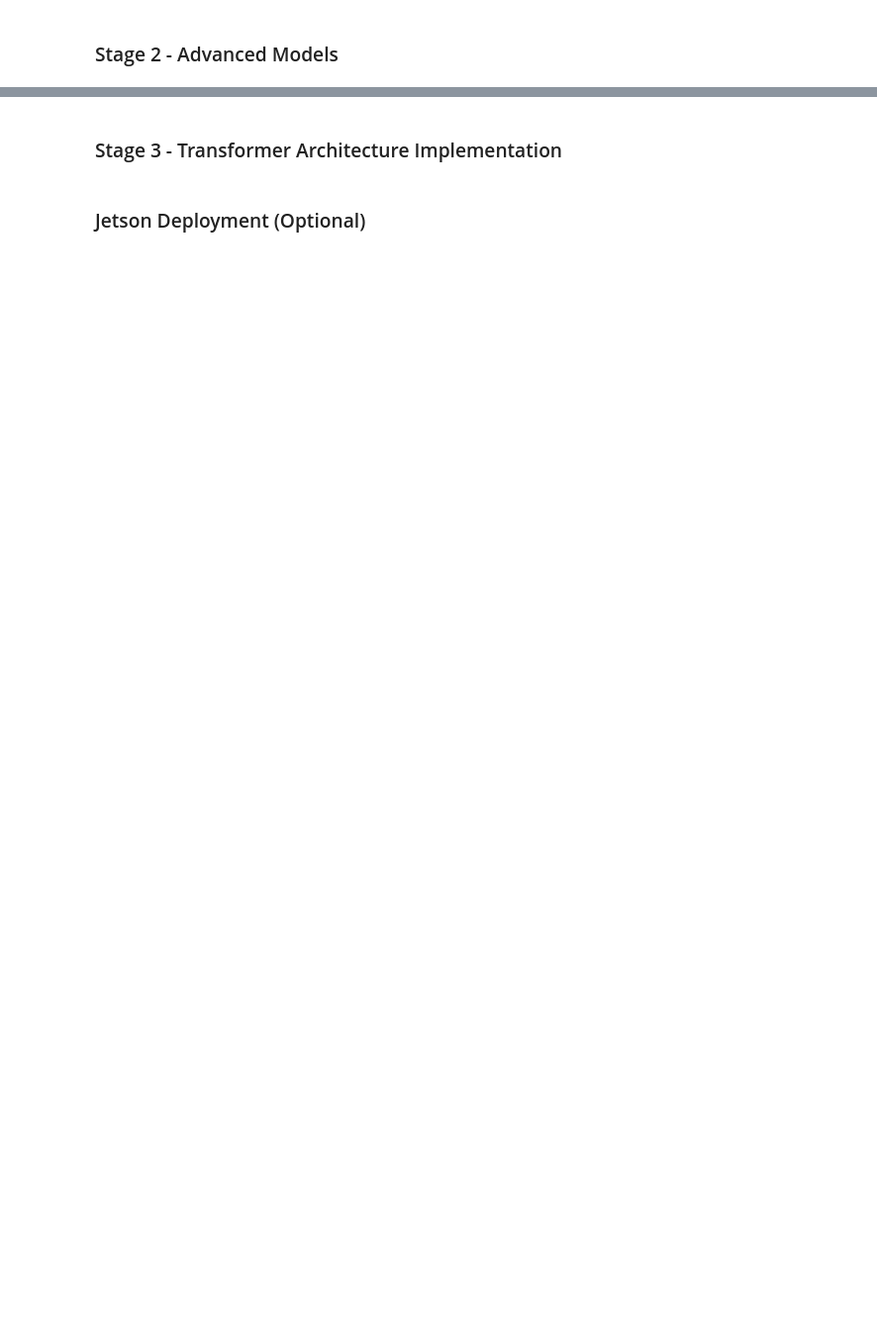
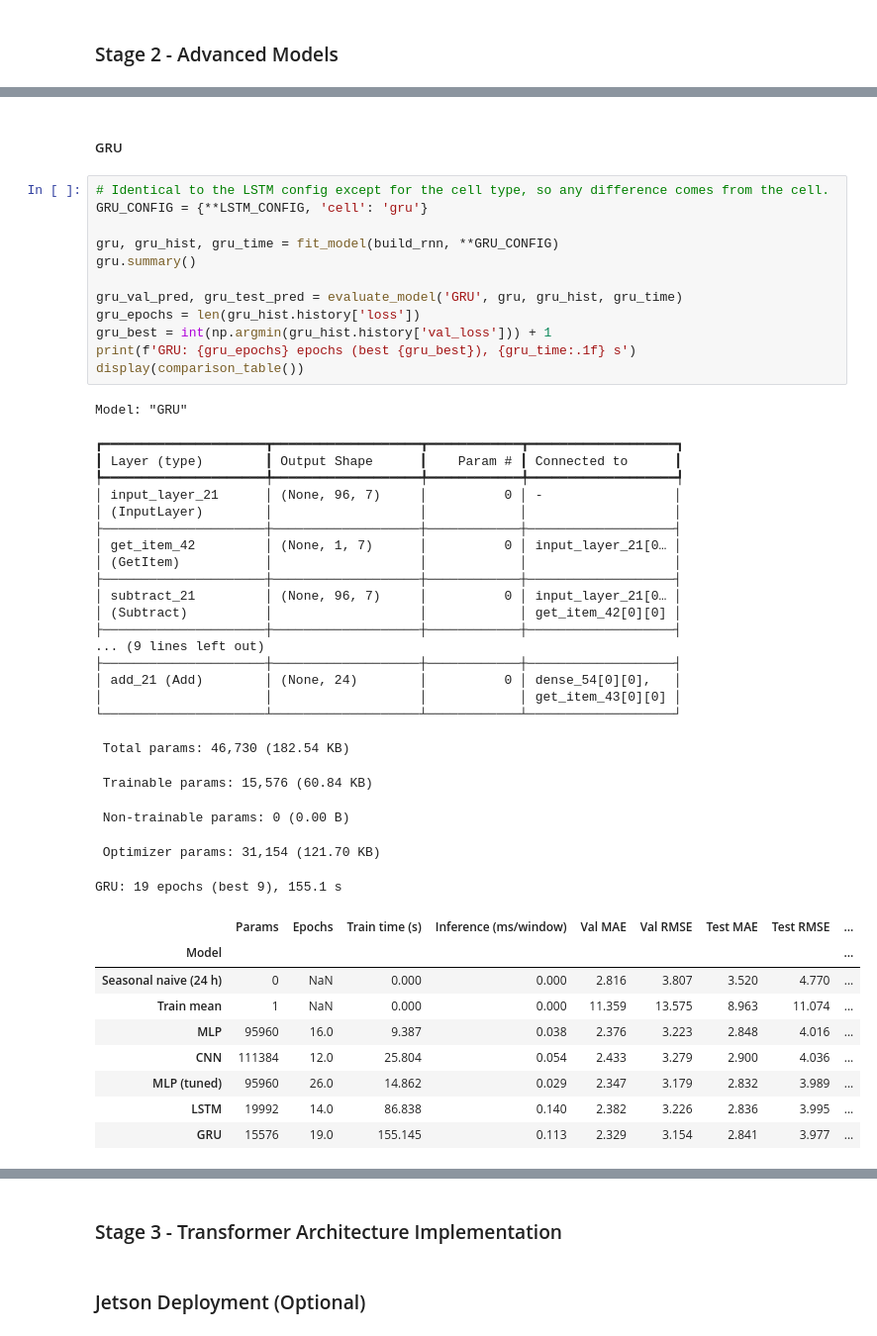
Before and after one commit to janwod/TransformerTempTracker, a Jupyter notebook: AISE4010_Project_Group07.ipynb, the cells around one changed output, grey strips where cells are left out. Shown at 99% size. Saved outputs shown, nothing was run; the diff lists cells and outputs as text; blank space fills up the shorter version.

```diff
--- a/AISE4010_Project_Group07.ipynb
+++ b/AISE4010_Project_Group07.ipynb
@@ -860,0 +954,47 @@ The gain is small. The whole grid only spans 2.336 to 2.482 °C, and every run u
+# %% [markdown]
+##### GRU
+# %%
+# Identical to the LSTM config except for the cell type, so any difference comes from the cell.
+GRU_CONFIG = {**LSTM_CONFIG, 'cell': 'gru'}
+
+gru, gru_hist, gru_time = fit_model(build_rnn, **GRU_CONFIG)
+gru.summary()
+
+gru_val_pred, gru_test_pred = evaluate_model('GRU', gru, gru_hist, gru_time)
+gru_epochs = len(gru_hist.history['loss'])
+gru_best = int(np.argmin(gru_hist.history['val_loss'])) + 1
+print(f'GRU: {gru_epochs} epochs (best {gru_best}), {gru_time:.1f} s')
+display(comparison_table())
+# %% [output]
+Model: "GRU"
+┏━━━━━━━━━━━━━━━━━━━━━┳━━━━━━━━━━━━━━━━━━━┳━━━━━━━━━━━━┳━━━━━━━━━━━━━━━━━━━┓
+┃ Layer (type)        ┃ Output Shape      ┃    Param # ┃ Connected to      ┃
+┡━━━━━━━━━━━━━━━━━━━━━╇━━━━━━━━━━━━━━━━━━━╇━━━━━━━━━━━━╇━━━━━━━━━━━━━━━━━━━┩
+│ input_layer_21      │ (None, 96, 7)     │          0 │ -                 │
+│ (InputLayer)        │                   │            │                   │
+├─────────────────────┼───────────────────┼────────────┼───────────────────┤
+│ get_item_42         │ (None, 1, 7)      │          0 │ input_layer_21[0… │
+│ (GetItem)           │                   │            │                   │
+├─────────────────────┼───────────────────┼────────────┼───────────────────┤
+│ subtract_21         │ (None, 96, 7)     │          0 │ input_layer_21[0… │
+│ (Subtract)          │                   │            │ get_item_42[0][0] │
+├─────────────────────┼───────────────────┼────────────┼───────────────────┤
+... (9 lines left out)
+├─────────────────────┼───────────────────┼────────────┼───────────────────┤
+│ add_21 (Add)        │ (None, 24)        │          0 │ dense_54[0][0],   │
+│                     │                   │            │ get_item_43[0][0] │
+└─────────────────────┴───────────────────┴────────────┴───────────────────┘
+ Total params: 46,730 (182.54 KB)
+ Trainable params: 15,576 (60.84 KB)
+ Non-trainable params: 0 (0.00 B)
+ Optimizer params: 31,154 (121.70 KB)
+GRU: 19 epochs (best 9), 155.1 s
+|  | Params | Epochs | Train time (s) | Inference (ms/window) | Val MAE | Val RMSE | Test MAE | Test RMSE | ... |
+| Model |  |  |  |  |  |  |  |  | ... |
+| Seasonal naive (24 h) | 0 | NaN | 0.000 | 0.000 | 2.816 | 3.807 | 3.520 | 4.770 | ... |
+| Train mean | 1 | NaN | 0.000 | 0.000 | 11.359 | 13.575 | 8.963 | 11.074 | ... |
+| MLP | 95960 | 16.0 | 9.387 | 0.038 | 2.376 | 3.223 | 2.848 | 4.016 | ... |
+| CNN | 111384 | 12.0 | 25.804 | 0.054 | 2.433 | 3.279 | 2.900 | 4.036 | ... |
+| MLP (tuned) | 95960 | 26.0 | 14.862 | 0.029 | 2.347 | 3.179 | 2.832 | 3.989 | ... |
+| LSTM | 19992 | 14.0 | 86.838 | 0.140 | 2.382 | 3.226 | 2.836 | 3.995 | ... |
+| GRU | 15576 | 19.0 | 155.145 | 0.113 | 2.329 | 3.154 | 2.841 | 3.977 | ... |
```
Also changed, not shown: parts of 19 cells of this notebook.
